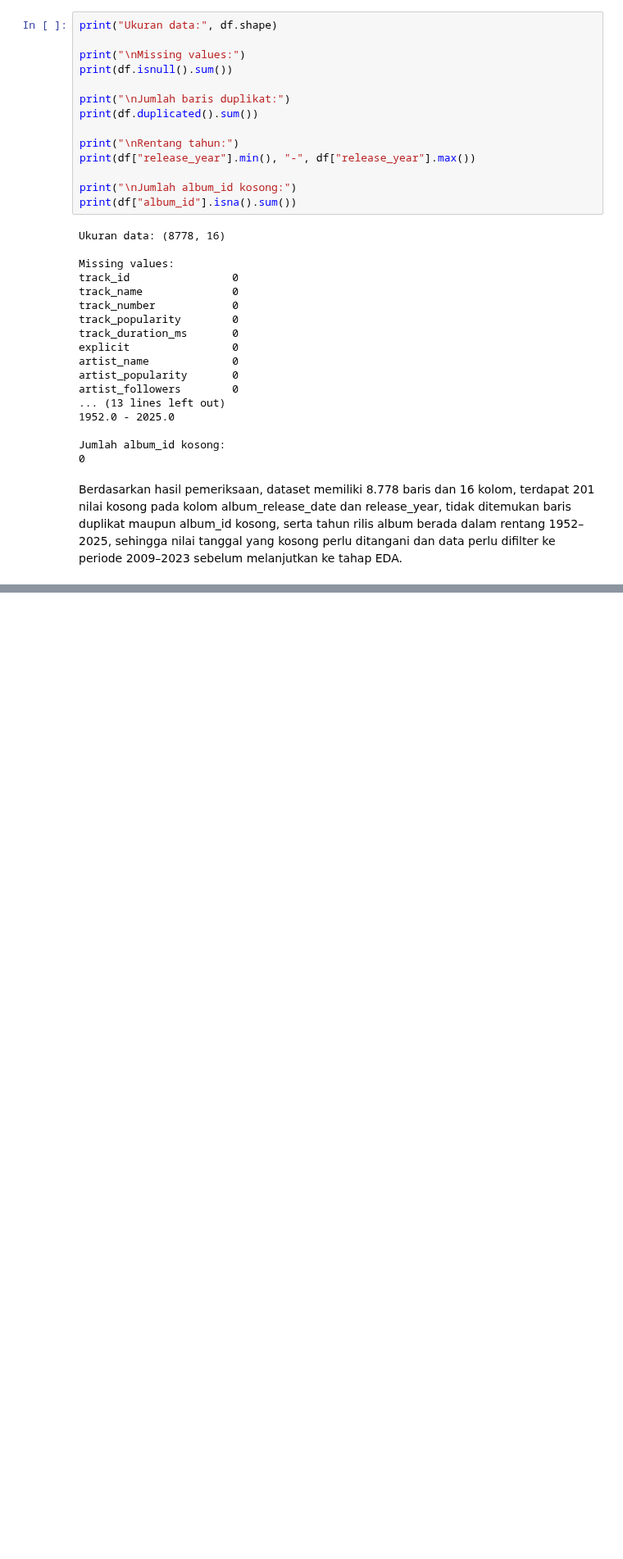
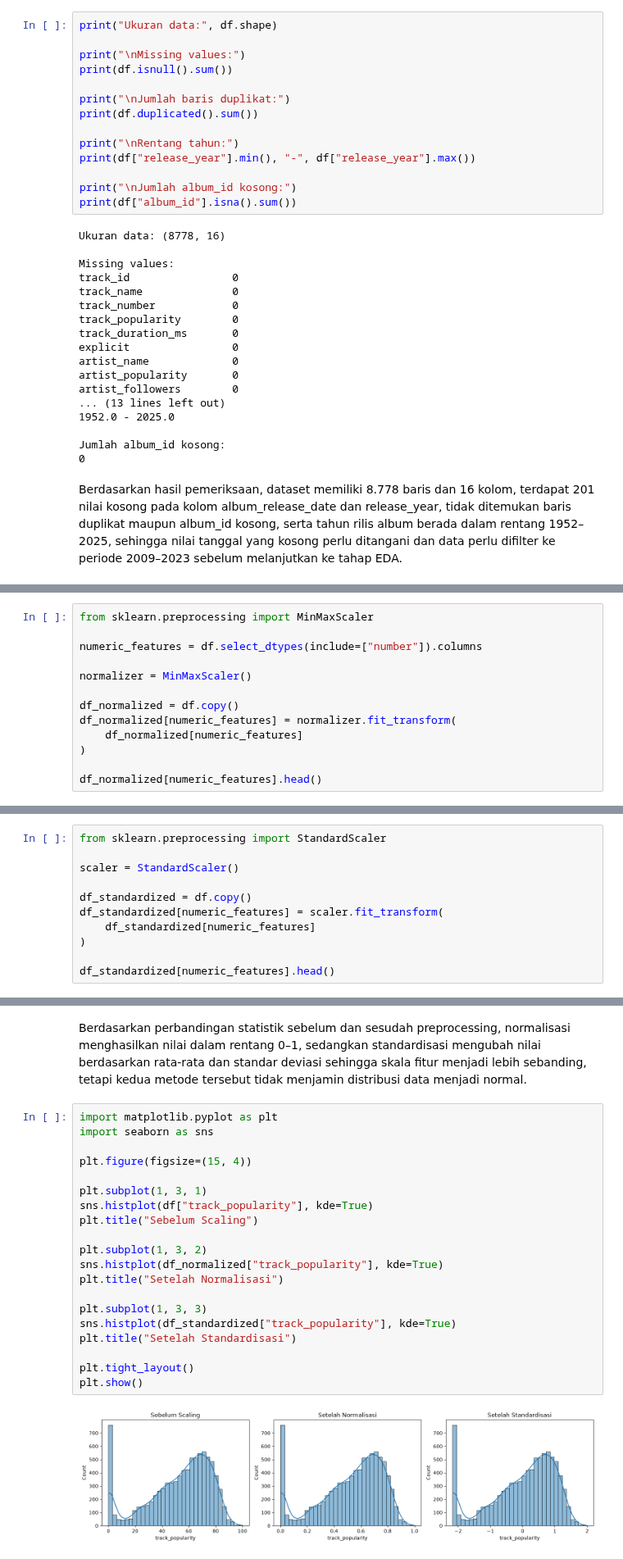
Before and after one commit to ZaharaNauli/spotify-machine-learning, a Jupyter notebook: archive/MachineLearning.ipynb, the cells around one changed output, grey strips where cells are left out. Shown at 82% size. Saved outputs shown, nothing was run; the diff lists cells and outputs as text; blank space fills up the shorter version.

```diff
--- a/archive/MachineLearning.ipynb
+++ b/archive/MachineLearning.ipynb
@@ -474,0 +504,13 @@ Berdasarkan hasil pemeriksaan, dataset memiliki 8.778 baris dan 16 kolom, terdap
+# %%
+from sklearn.preprocessing import MinMaxScaler
+
+numeric_features = df.select_dtypes(include=["number"]).columns
+
+normalizer = MinMaxScaler()
+
+df_normalized = df.copy()
+df_normalized[numeric_features] = normalizer.fit_transform(
+    df_normalized[numeric_features]
+)
+
+df_normalized[numeric_features].head()
@@ -474,0 +526,11 @@ Berdasarkan hasil pemeriksaan, dataset memiliki 8.778 baris dan 16 kolom, terdap
+# %%
+from sklearn.preprocessing import StandardScaler
+
+scaler = StandardScaler()
+
+df_standardized = df.copy()
+df_standardized[numeric_features] = scaler.fit_transform(
+    df_standardized[numeric_features]
+)
+
+df_standardized[numeric_features].head()
@@ -474,0 +573,24 @@ Berdasarkan hasil pemeriksaan, dataset memiliki 8.778 baris dan 16 kolom, terdap
+# %% [markdown]
+Berdasarkan perbandingan statistik sebelum dan sesudah preprocessing, normalisasi menghasilkan nilai dalam rentang 0–1, sedangkan standardisasi mengubah nilai berdasarkan rata-rata dan standar deviasi sehingga skala fitur menjadi lebih sebanding, tetapi kedua metode tersebut tidak menjamin distribusi data menjadi normal.
+# %%
+import matplotlib.pyplot as plt
+import seaborn as sns
+
+plt.figure(figsize=(15, 4))
+
+plt.subplot(1, 3, 1)
+sns.histplot(df["track_popularity"], kde=True)
+plt.title("Sebelum Scaling")
+
+plt.subplot(1, 3, 2)
+sns.histplot(df_normalized["track_popularity"], kde=True)
+plt.title("Setelah Normalisasi")
+
+plt.subplot(1, 3, 3)
+sns.histplot(df_standardized["track_popularity"], kde=True)
+plt.title("Setelah Standardisasi")
+
+plt.tight_layout()
+plt.show()
+# %% [output]
+[figure, added]
```
Also changed, not shown: parts of 71 cells of this notebook.
